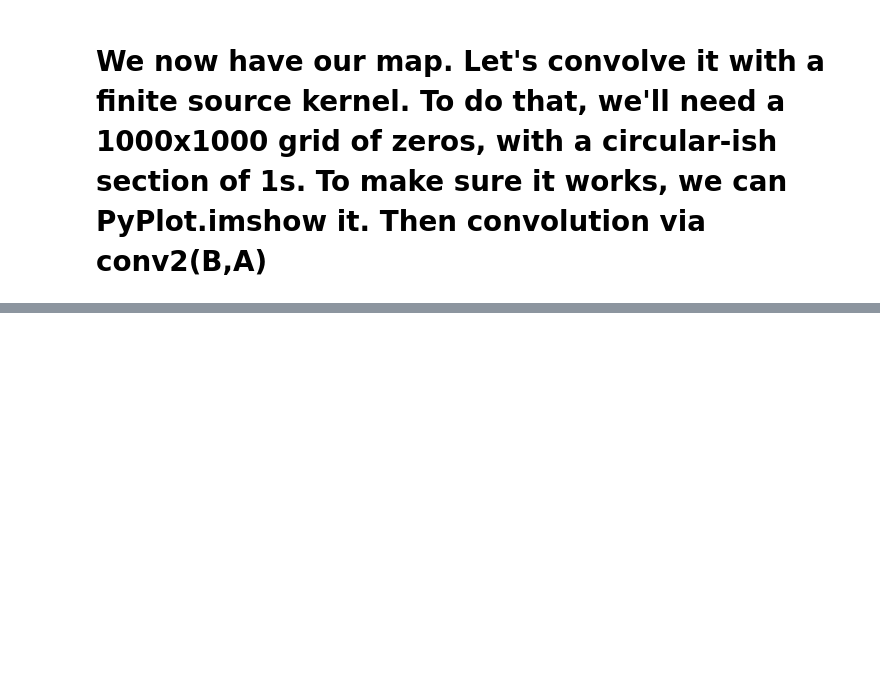
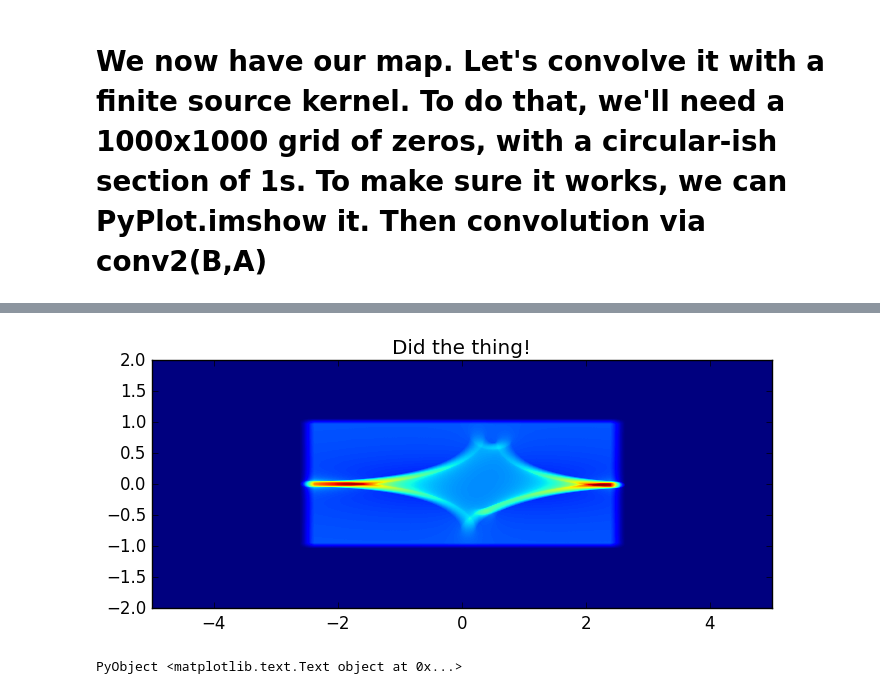
Before and after one commit to jlustigy/ExoJulia, a Jupyter notebook: Homework/hw5/Trevor_Kolby/hw5.ipynb, the cells around one changed output, grey strips where cells are left out. Saved outputs shown, nothing was run; the diff lists cells and outputs as text; code cells hidden in the pictures; blank space fills up the shorter version.

```diff
--- a/Homework/hw5/Trevor_Kolby/hw5.ipynb
+++ b/Homework/hw5/Trevor_Kolby/hw5.ipynb
@@ -44,0 +61,7 @@ Range of grid, y2: -0.047434164902525694 -0.04150015087321973 0.0474341649025256
+# %%
+conmap = conv2(map,sourcemap)
+PyPlot.imshow(conmap, interpolation = "nearest", extent =[-5,5,-2,2])
+PyPlot.title("Did the thing!")
+# %% [output]
+[figure, added]
+PyObject <matplotlib.text.Text object at 0x...>
```
Also changed, not shown: parts of 8 cells of this notebook, 1 other file.
